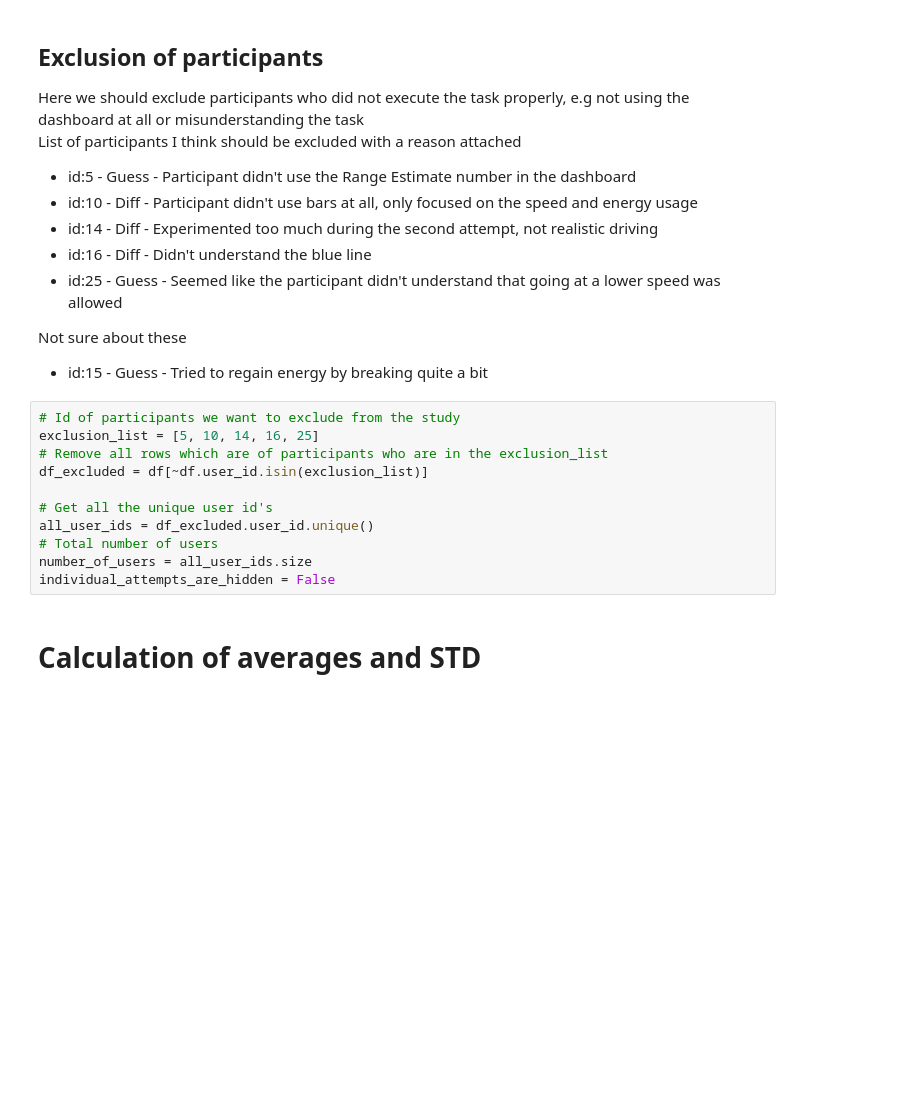
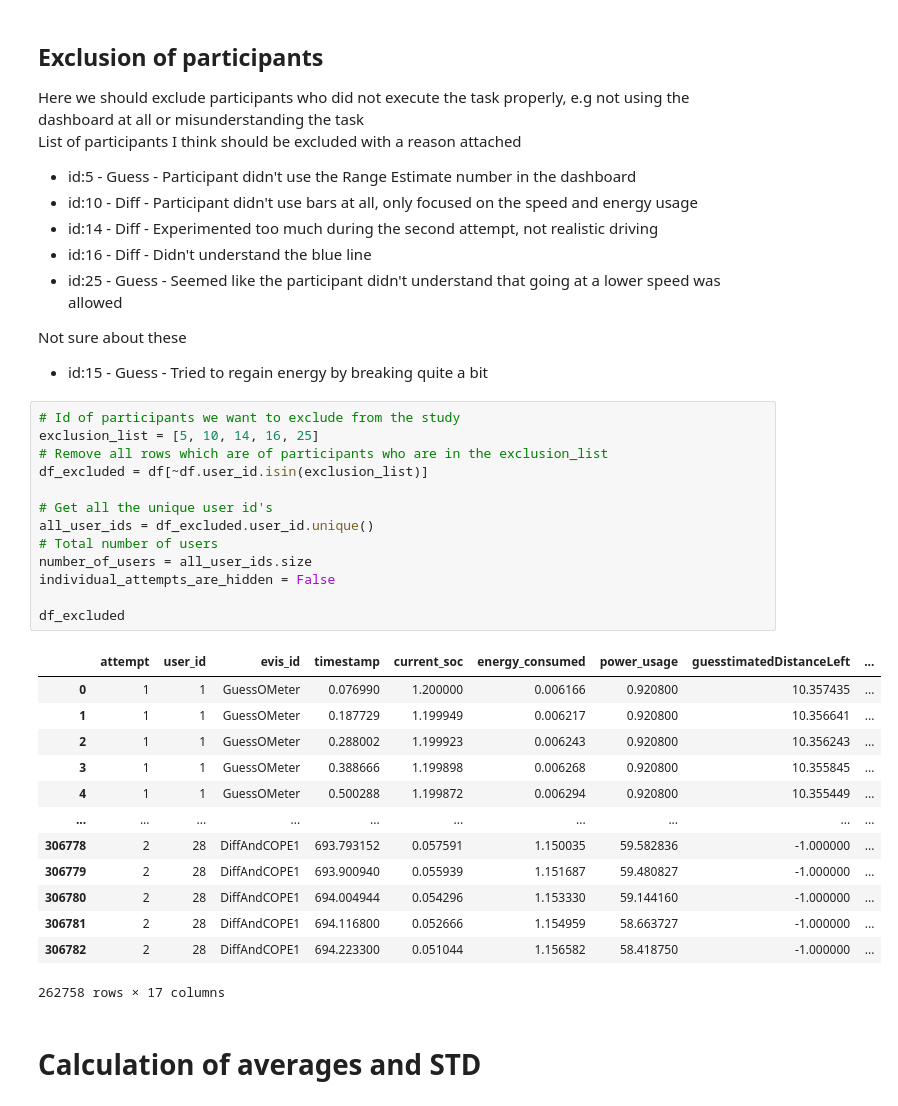
Before and after one commit to Sandsten/bev-vr-energy-management, a Jupyter notebook: data-analysis/python-plots/Speed over distance.ipynb, the cells around one changed output. Cells and saved outputs as stored; diff of their text form; blank space fills up the shorter version.

```diff
--- a/data-analysis/python-plots/Speed over distance.ipynb
+++ b/data-analysis/python-plots/Speed over distance.ipynb
@@ -61,14 +63,30 @@ Not sure about these
 # %%
 # Id of participants we want to exclude from the study
 exclusion_list = [5, 10, 14, 16, 25]
 # Remove all rows which are of participants who are in the exclusion_list
 df_excluded = df[~df.user_id.isin(exclusion_list)]
 
 # Get all the unique user id's
 all_user_ids = df_excluded.user_id.unique()
 # Total number of users
 number_of_users = all_user_ids.size
 individual_attempts_are_hidden = False
+
+df_excluded
+# %% [output]
+|  | attempt | user_id | evis_id | timestamp | current_soc | energy_consumed | power_usage | guesstimatedDistanceLeft | ... |
+| 0 | 1 | 1 | GuessOMeter | 0.076990 | 1.200000 | 0.006166 | 0.920800 | 10.357435 | ... |
+| 1 | 1 | 1 | GuessOMeter | 0.187729 | 1.199949 | 0.006217 | 0.920800 | 10.356641 | ... |
+| 2 | 1 | 1 | GuessOMeter | 0.288002 | 1.199923 | 0.006243 | 0.920800 | 10.356243 | ... |
+| 3 | 1 | 1 | GuessOMeter | 0.388666 | 1.199898 | 0.006268 | 0.920800 | 10.355845 | ... |
+| 4 | 1 | 1 | GuessOMeter | 0.500288 | 1.199872 | 0.006294 | 0.920800 | 10.355449 | ... |
+| ... | ... | ... | ... | ... | ... | ... | ... | ... | ... |
+| 306778 | 2 | 28 | DiffAndCOPE1 | 693.793152 | 0.057591 | 1.150035 | 59.582836 | -1.000000 | ... |
+| 306779 | 2 | 28 | DiffAndCOPE1 | 693.900940 | 0.055939 | 1.151687 | 59.480827 | -1.000000 | ... |
+| 306780 | 2 | 28 | DiffAndCOPE1 | 694.004944 | 0.054296 | 1.153330 | 59.144160 | -1.000000 | ... |
+| 306781 | 2 | 28 | DiffAndCOPE1 | 694.116800 | 0.052666 | 1.154959 | 58.663727 | -1.000000 | ... |
+| 306782 | 2 | 28 | DiffAndCOPE1 | 694.223300 | 0.051044 | 1.156582 | 58.418750 | -1.000000 | ... |
+262758 rows × 17 columns
 # %% [markdown]
 # Calculation of averages and STD
 # %% [markdown]
```
Also changed, not shown: parts of 10 cells of this notebook, 1 other file.
